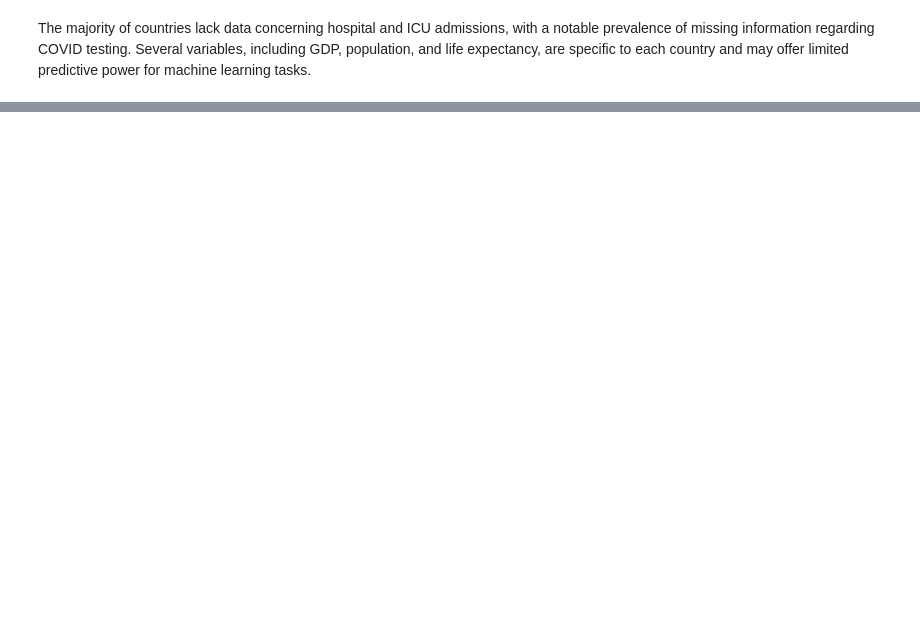
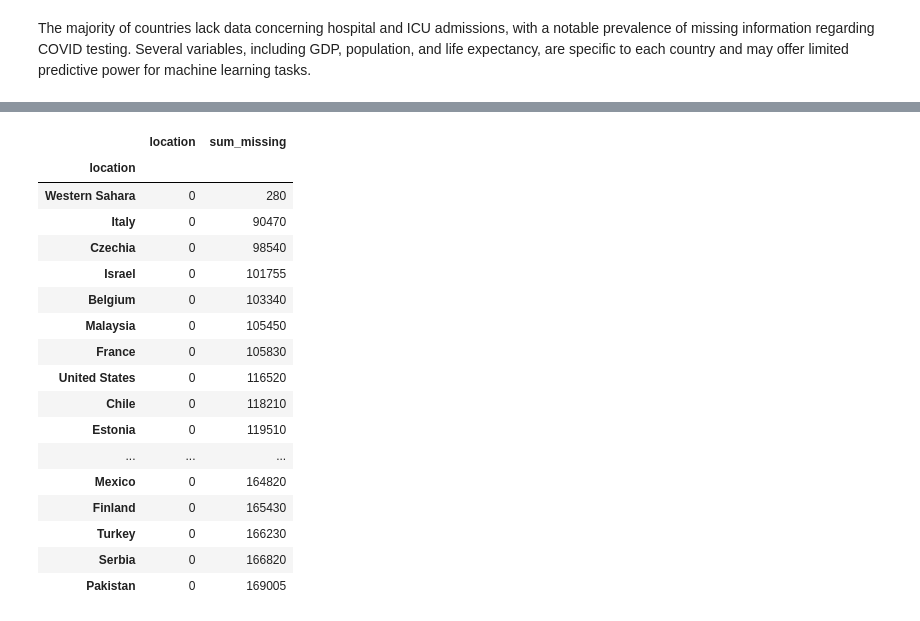
Before and after one commit to FYEH779/Stat-390-Project, a Jupyter notebook: DataPreparation.ipynb, the cells around one changed output, grey strips where cells are left out. Saved outputs shown, nothing was run; the diff lists cells and outputs as text; code cells hidden in the pictures; blank space fills up the shorter version.

```diff
--- a/DataPreparation.ipynb
+++ b/DataPreparation.ipynb
@@ -62,0 +128,25 @@ The majority of countries lack data concerning hospital and ICU admissions, with
+# %%
+columns_to_exclude = ["iso_code", "continent", "location", "date"]
+missing_values_df['sum_missing'] = missing_values_df.drop(columns=columns_to_exclude).sum(axis=1)
+missing_total_by_location = missing_values_df[['location', 'sum_missing']]
+missing_total_by_location = missing_total_by_location.sort_values(by='sum_missing', ascending=True)
+missing_total_by_location.head(50)
+# %% [output]
+|  | location | sum_missing |
+| location |  |  |
+| Western Sahara | 0 | 280 |
+| Italy | 0 | 90470 |
+| Czechia | 0 | 98540 |
+| Israel | 0 | 101755 |
+| Belgium | 0 | 103340 |
+| Malaysia | 0 | 105450 |
+| France | 0 | 105830 |
+| United States | 0 | 116520 |
+| Chile | 0 | 118210 |
+| Estonia | 0 | 119510 |
+| ... | ... | ... |
+| Mexico | 0 | 164820 |
+| Finland | 0 | 165430 |
+| Turkey | 0 | 166230 |
+| Serbia | 0 | 166820 |
+| Pakistan | 0 | 169005 |
```
Also changed, not shown: parts of 4 cells of this notebook.
